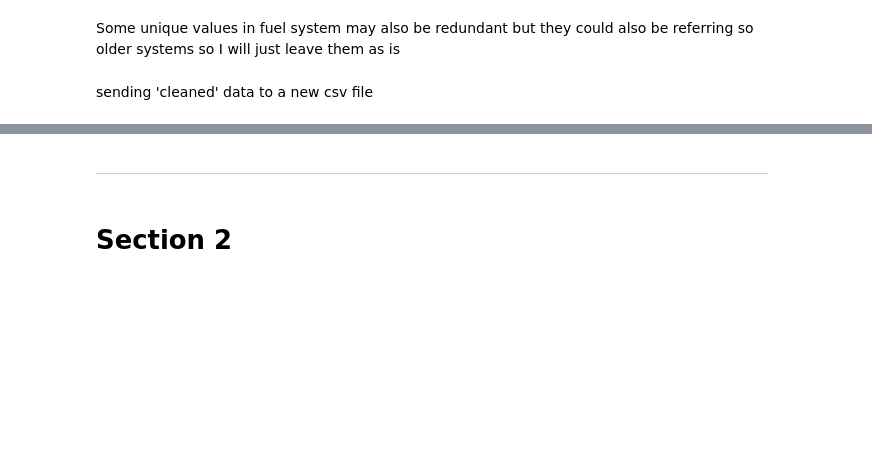
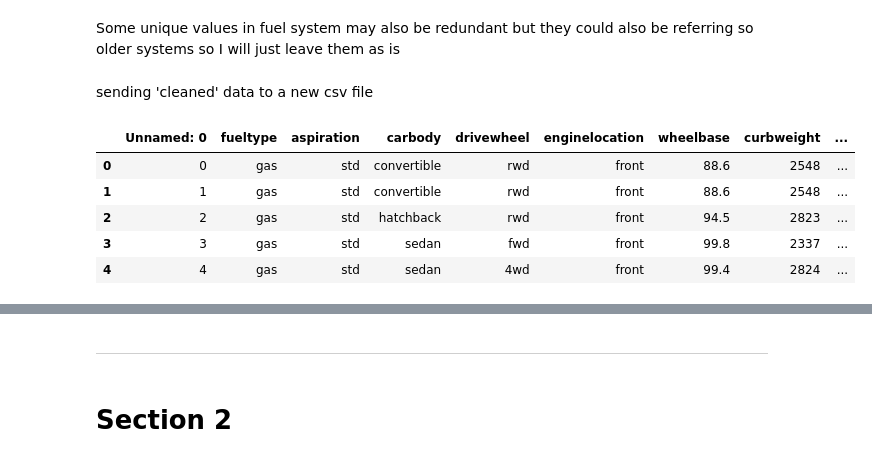
Before and after one commit to conormcdevitt/Hackathon1, a Jupyter notebook: jupyter_notebooks/Notebook_Template.ipynb, the cells around one changed output, grey strips where cells are left out. Saved outputs shown, nothing was run; the diff lists cells and outputs as text; code cells hidden in the pictures; blank space fills up the shorter version.

```diff
--- a/jupyter_notebooks/Notebook_Template.ipynb
+++ b/jupyter_notebooks/Notebook_Template.ipynb
@@ -293,0 +294,10 @@ data.to_csv('cleaned_data')
+# %%
+clean_data = pd.read_csv('cleaned_data.csv')
+clean_data.head()
+# %% [output]
+|  | Unnamed: 0 | fueltype | aspiration | carbody | drivewheel | enginelocation | wheelbase | curbweight | ... |
+| 0 | 0 | gas | std | convertible | rwd | front | 88.6 | 2548 | ... |
+| 1 | 1 | gas | std | convertible | rwd | front | 88.6 | 2548 | ... |
+| 2 | 2 | gas | std | hatchback | rwd | front | 94.5 | 2823 | ... |
+| 3 | 3 | gas | std | sedan | fwd | front | 99.8 | 2337 | ... |
+| 4 | 4 | gas | std | sedan | 4wd | front | 99.4 | 2824 | ... |
```
Also changed, not shown: parts of 3 cells of this notebook, 2 other files.
